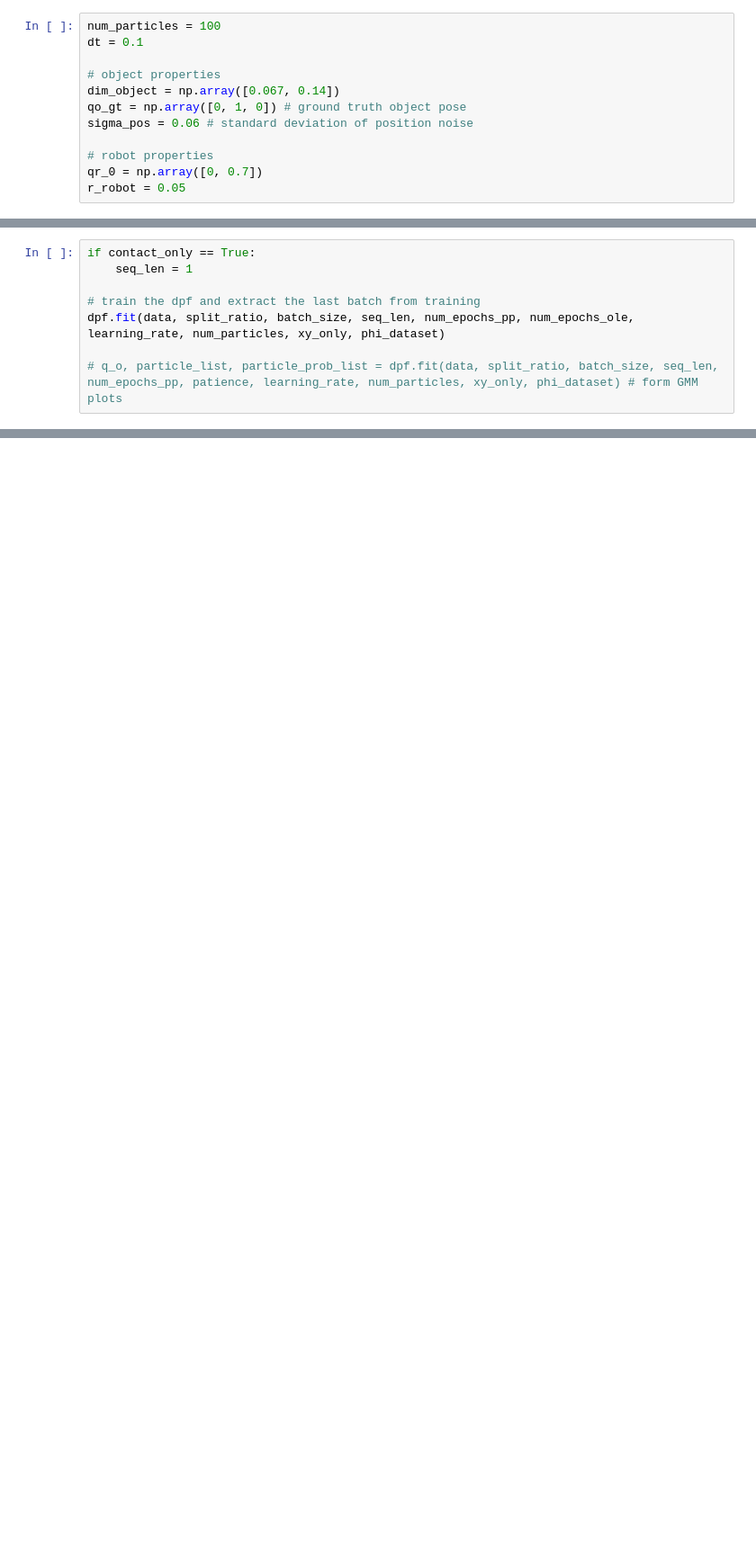
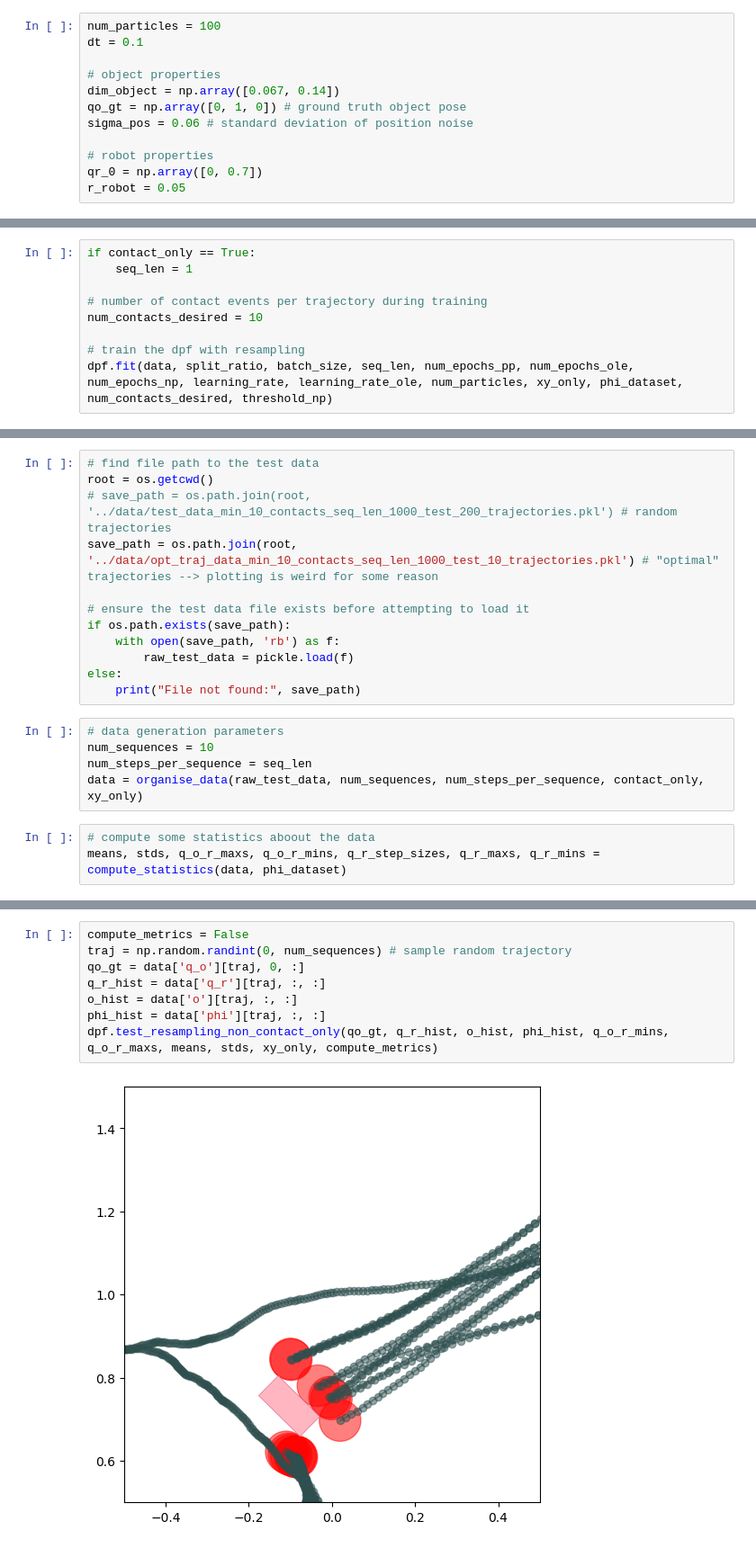
Before and after one commit to seungbinjoo/belief_dynamics_learning, a Jupyter notebook: notebooks/dpf_notebook.ipynb, the cells around one changed output, grey strips where cells are left out. Shown at 90% size. Saved outputs shown, nothing was run; the diff lists cells and outputs as text; blank space fills up the shorter version.

```diff
--- a/notebooks/dpf_notebook.ipynb
+++ b/notebooks/dpf_notebook.ipynb
@@ -168,8 +165,9 @@ Phi during contact event: tensor([[-2.7110]], dtype=torch.float64)
 if contact_only == True:
     seq_len = 1
 
-# train the dpf and extract the last batch from training
-dpf.fit(data, split_ratio, batch_size, seq_len, num_epochs_pp, num_epochs_ole, learning_rate, num_particles, xy_only, phi_dataset)
+# number of contact events per trajectory during training
+num_contacts_desired = 10
 
-# q_o, particle_list, particle_prob_list = dpf.fit(data, split_ratio, batch_size, seq_len, num_epochs_pp, patience, learning_rate, num_particles, xy_only, phi_dataset) # form GMM plots
+# train the dpf with resampling
+dpf.fit(data, split_ratio, batch_size, seq_len, num_epochs_pp, num_epochs_ole, num_epochs_np, learning_rate, learning_rate_ole, num_particles, xy_only, phi_dataset, num_contacts_desired, threshold_np)
 # %% [output]
@@ -213,0 +210,20 @@ dpf.test_resampling_non_contact_only(q_o_r_mins, q_o_r_maxs, means, stds, xy_onl
+# %%
+# find file path to the test data
+root = os.getcwd()
+# save_path = os.path.join(root, '../data/test_data_min_10_contacts_seq_len_1000_test_200_trajectories.pkl') # random trajectories
+save_path = os.path.join(root, '../data/opt_traj_data_min_10_contacts_seq_len_1000_test_10_trajectories.pkl') # "optimal" trajectories --> plotting is weird for some reason
+
+# ensure the test data file exists before attempting to load it
+if os.path.exists(save_path):
+    with open(save_path, 'rb') as f:
+        raw_test_data = pickle.load(f)
+else:
+    print("File not found:", save_path)
+# %%
+# data generation parameters
+num_sequences = 10
+num_steps_per_sequence = seq_len
+data = organise_data(raw_test_data, num_sequences, num_steps_per_sequence, contact_only, xy_only)
+# %%
+# compute some statistics aboout the data
+means, stds, q_o_r_maxs, q_o_r_mins, q_r_step_sizes, q_r_maxs, q_r_mins = compute_statistics(data, phi_dataset)
@@ -213,0 +232,10 @@ dpf.test_resampling_non_contact_only(q_o_r_mins, q_o_r_maxs, means, stds, xy_onl
+# %%
+compute_metrics = False
+traj = np.random.randint(0, num_sequences) # sample random trajectory
+qo_gt = data['q_o'][traj, 0, :]
+q_r_hist = data['q_r'][traj, :, :]
+o_hist = data['o'][traj, :, :]
+phi_hist = data['phi'][traj, :, :]
+dpf.test_resampling_non_contact_only(qo_gt, q_r_hist, o_hist, phi_hist, q_o_r_mins, q_o_r_maxs, means, stds, xy_only, compute_metrics)
+# %% [output]
+[figure, added]
```
Also changed, not shown: parts of 35 cells of this notebook.
